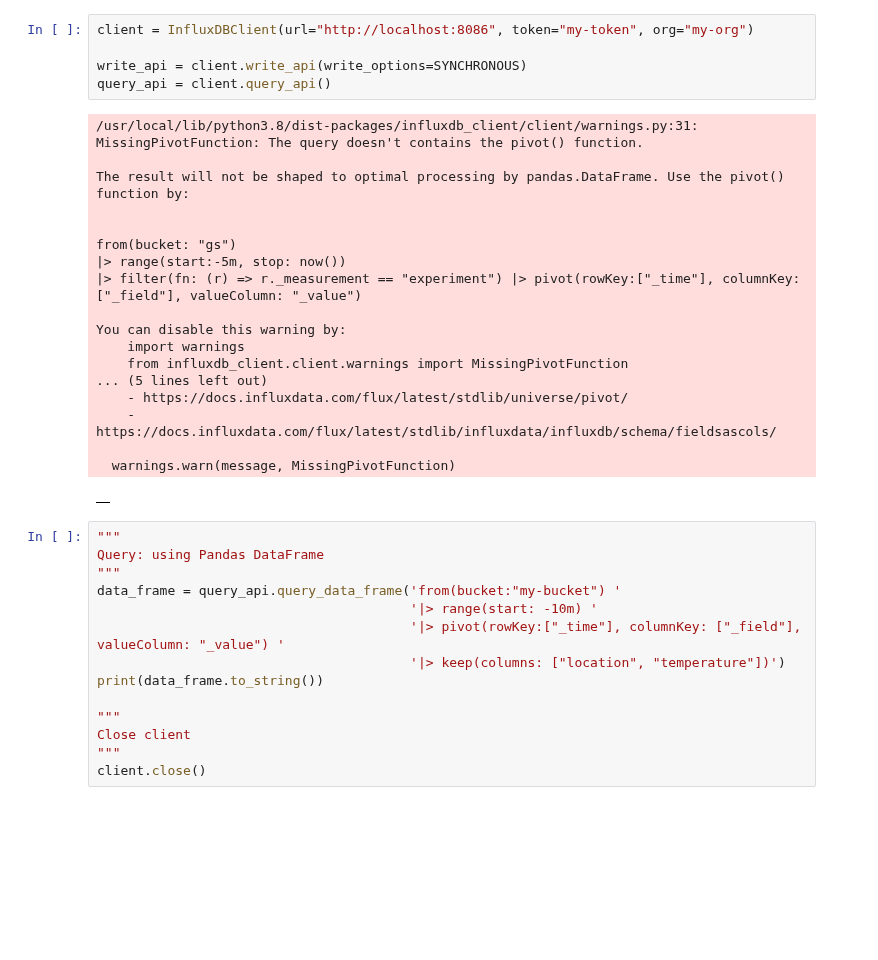
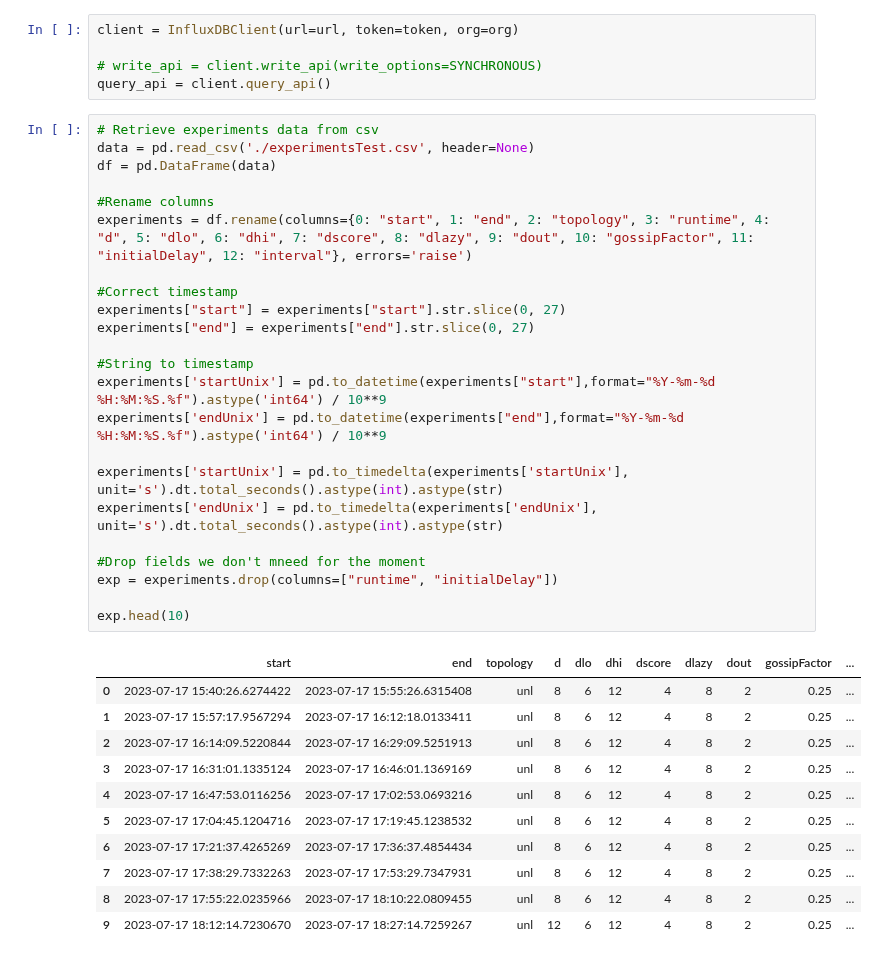
Before and after one commit to FlavScheidt/flexi-pipe, a Jupyter notebook: data/loadFromInflux.ipynb, the cells around one changed output. Saved outputs shown, nothing was run; the diff lists cells and outputs as text; blank space fills up the shorter version.

Commit message:
Gather data from influx to pandas notebook

```diff
--- a/data/loadFromInflux.ipynb
+++ b/data/loadFromInflux.ipynb
@@ -56,38 +66,40 @@ url="http://localhost:8086"
 # %%
-client = InfluxDBClient(url="http://localhost:8086", token="my-token", org="my-org")
+client = InfluxDBClient(url=url, token=token, org=org)
 
-write_api = client.write_api(write_options=SYNCHRONOUS)
+# write_api = client.write_api(write_options=SYNCHRONOUS)
 query_api = client.query_api()
-# %% [output]
-/usr/local/lib/python3.8/dist-packages/influxdb_client/client/warnings.py:31: MissingPivotFunction: The query doesn't contains the pivot() function.
-
-The result will not be shaped to optimal processing by pandas.DataFrame. Use the pivot() function by:
-
-
-from(bucket: "gs")
-|> range(start:-5m, stop: now())
-|> filter(fn: (r) => r._measurement == "experiment") |> pivot(rowKey:["_time"], columnKey: ["_field"], valueColumn: "_value")
-
-You can disable this warning by:
-    import warnings
-    from influxdb_client.client.warnings import MissingPivotFunction
-... (5 lines left out)
-    - https://docs.influxdata.com/flux/latest/stdlib/universe/pivot/
-    - https://docs.influxdata.com/flux/latest/stdlib/influxdata/influxdb/schema/fieldsascols/
-
-  warnings.warn(message, MissingPivotFunction)
-|  |
-# %%
-"""
-Query: using Pandas DataFrame
-"""
-data_frame = query_api.query_data_frame('from(bucket:"my-bucket") '
-                                        '|> range(start: -10m) '
-                                        '|> pivot(rowKey:["_time"], columnKey: ["_field"], valueColumn: "_value") '
-                                        '|> keep(columns: ["location", "temperature"])')
-print(data_frame.to_string())
-
-"""
-Close client
-"""
-client.close()
+# %%
+# Retrieve experiments data from csv
+data = pd.read_csv('./experimentsTest.csv', header=None)
+df = pd.DataFrame(data)
+
+#Rename columns
+experiments = df.rename(columns={0: "start", 1: "end", 2: "topology", 3: "runtime", 4: "d", 5: "dlo", 6: "dhi", 7: "dscore", 8: "dlazy", 9: "dout", 10: "gossipFactor", 11: "initialDelay", 12: "interval"}, errors='raise')
+
+#Correct timestamp
+experiments["start"] = experiments["start"].str.slice(0, 27)
+experiments["end"] = experiments["end"].str.slice(0, 27)
+
+#String to timestamp
+experiments['startUnix'] = pd.to_datetime(experiments["start"],format="%Y-%m-%d %H:%M:%S.%f").astype('int64') / 10**9
+experiments['endUnix'] = pd.to_datetime(experiments["end"],format="%Y-%m-%d %H:%M:%S.%f").astype('int64') / 10**9
+
+experiments['startUnix'] = pd.to_timedelta(experiments['startUnix'], unit='s').dt.total_seconds().astype(int).astype(str)
+experiments['endUnix'] = pd.to_timedelta(experiments['endUnix'], unit='s').dt.total_seconds().astype(int).astype(str)
+
+#Drop fields we don't mneed for the moment
+exp = experiments.drop(columns=["runtime", "initialDelay"])
+
+exp.head(10)
+# %% [output]
+|  | start | end | topology | d | dlo | dhi | dscore | dlazy | dout | gossipFactor | ... |
+| 0 | 2023-07-17 15:40:26.6274422 | 2023-07-17 15:55:26.6315408 | unl | 8 | 6 | 12 | 4 | 8 | 2 | 0.25 | ... |
+| 1 | 2023-07-17 15:57:17.9567294 | 2023-07-17 16:12:18.0133411 | unl | 8 | 6 | 12 | 4 | 8 | 2 | 0.25 | ... |
+| 2 | 2023-07-17 16:14:09.5220844 | 2023-07-17 16:29:09.5251913 | unl | 8 | 6 | 12 | 4 | 8 | 2 | 0.25 | ... |
+| 3 | 2023-07-17 16:31:01.1335124 | 2023-07-17 16:46:01.1369169 | unl | 8 | 6 | 12 | 4 | 8 | 2 | 0.25 | ... |
+| 4 | 2023-07-17 16:47:53.0116256 | 2023-07-17 17:02:53.0693216 | unl | 8 | 6 | 12 | 4 | 8 | 2 | 0.25 | ... |
+| 5 | 2023-07-17 17:04:45.1204716 | 2023-07-17 17:19:45.1238532 | unl | 8 | 6 | 12 | 4 | 8 | 2 | 0.25 | ... |
+| 6 | 2023-07-17 17:21:37.4265269 | 2023-07-17 17:36:37.4854434 | unl | 8 | 6 | 12 | 4 | 8 | 2 | 0.25 | ... |
+| 7 | 2023-07-17 17:38:29.7332263 | 2023-07-17 17:53:29.7347931 | unl | 8 | 6 | 12 | 4 | 8 | 2 | 0.25 | ... |
+| 8 | 2023-07-17 17:55:22.0235966 | 2023-07-17 18:10:22.0809455 | unl | 8 | 6 | 12 | 4 | 8 | 2 | 0.25 | ... |
+| 9 | 2023-07-17 18:12:14.7230670 | 2023-07-17 18:27:14.7259267 | unl | 12 | 6 | 12 | 4 | 8 | 2 | 0.25 | ... |
```
Also changed, not shown: parts of 5 cells of this notebook.
